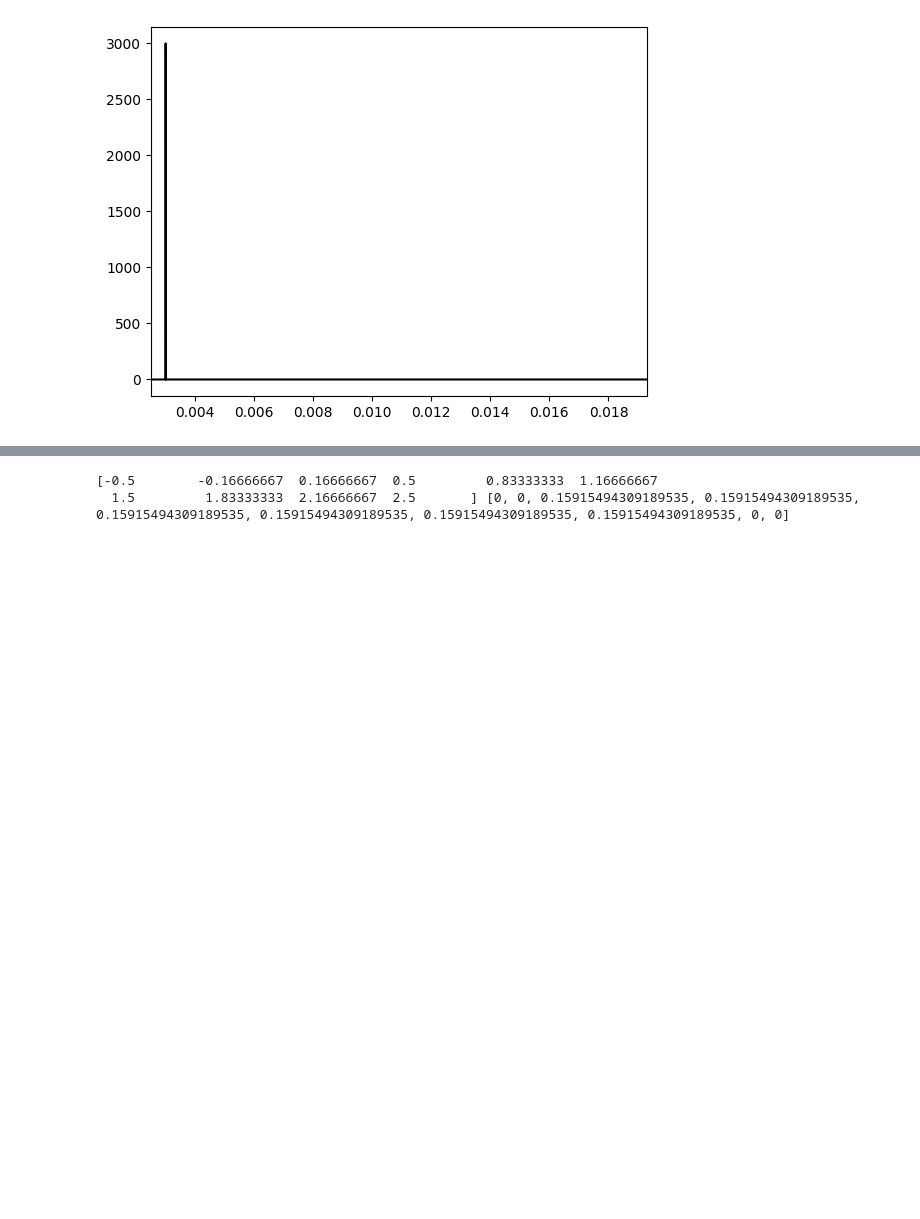
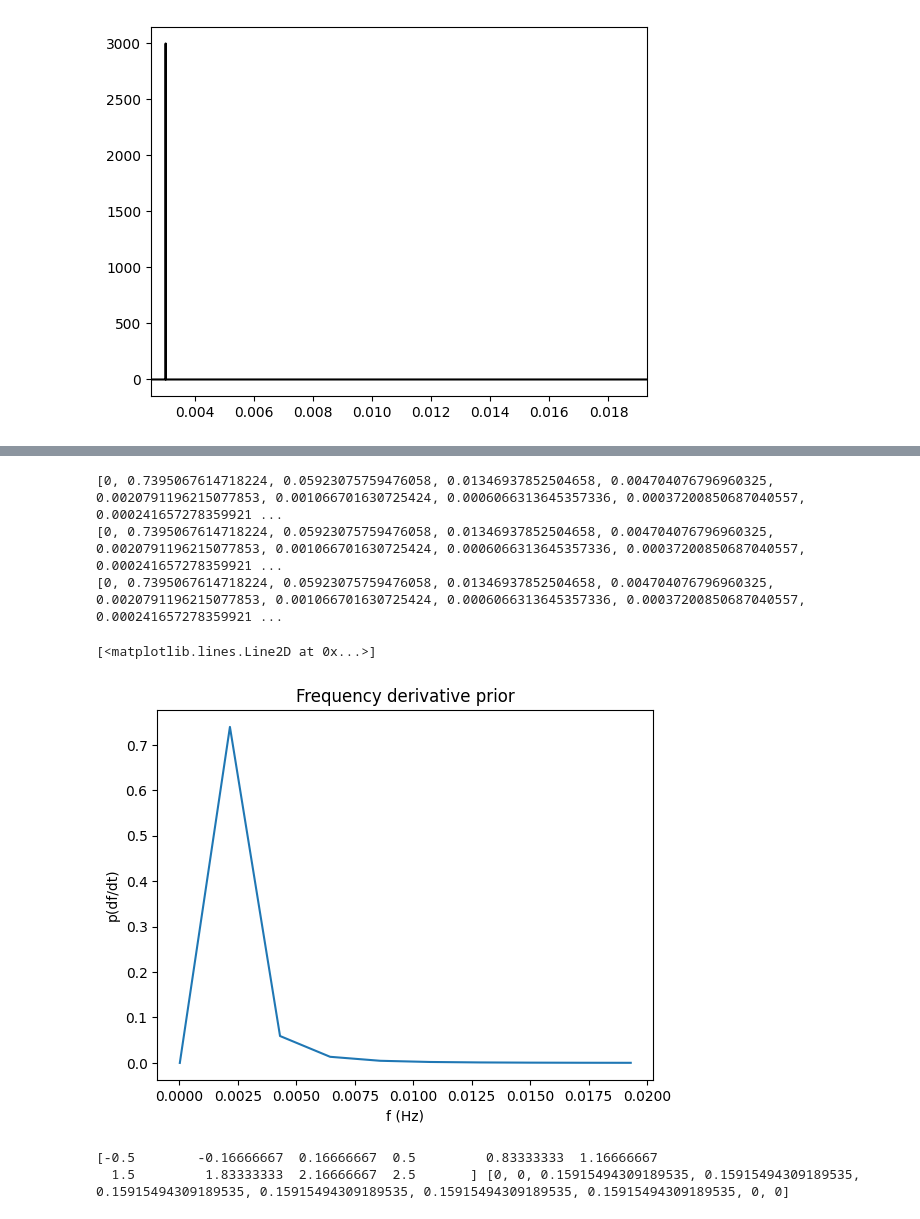
Before and after one commit to deborahDOR/Priors, a Jupyter notebook: UCBUniform_Priors.ipynb, the cells around one changed output, grey strips where cells are left out. Saved outputs shown, nothing was run; the diff lists cells and outputs as text; code cells hidden in the pictures; blank space fills up the shorter version.

```diff
--- a/UCBUniform_Priors.ipynb
+++ b/UCBUniform_Priors.ipynb
@@ -52,3 +96,34 @@ plt.plot(domain, pdf_uniform, color='black')
+# %%
+f_min=2e-5
+f_star=19.3e-3
+
+
+def Prob_fder(f):
+    val=[]
+    for i in (list(f)):
+        #der=
+        a=-5*10e-6*i**(13/3)
+        b=8*10e8*i**(11/3)
+        if (i>=a) & (i<=b):
+            val.append((1/(b-a)))
+        else :
+            val.append(0)
+    print(val)
+    return val
+
+
+f_domain = np.linspace(f_min,f_star,10)
+plt.title('Frequency derivative prior')
+plt.xlabel(r'f (Hz)')
+print(Prob_fder(f_domain))
+plt.ylabel(r'p(df/dt)')
+plt.plot(f_domain,Prob_fder(f_domain))
+# %% [output]
+[0, 0.7395067614718224, 0.05923075759476058, 0.01346937852504658, 0.004704076796960325, 0.0020791196215077853, 0.001066701630725424, 0.0006066313645357336, 0.00037200850687040557, 0.000241657278359921 ...
+[0, 0.7395067614718224, 0.05923075759476058, 0.01346937852504658, 0.004704076796960325, 0.0020791196215077853, 0.001066701630725424, 0.0006066313645357336, 0.00037200850687040557, 0.000241657278359921 ...
+[0, 0.7395067614718224, 0.05923075759476058, 0.01346937852504658, 0.004704076796960325, 0.0020791196215077853, 0.001066701630725424, 0.0006066313645357336, 0.00037200850687040557, 0.000241657278359921 ...
+[<matplotlib.lines.Line2D at 0x...>]
+[figure, added]
 # %%
 def Prob_phi0(phi0):
     val=[]
```
Also changed, not shown: parts of 7 cells of this notebook, 1 other file.
